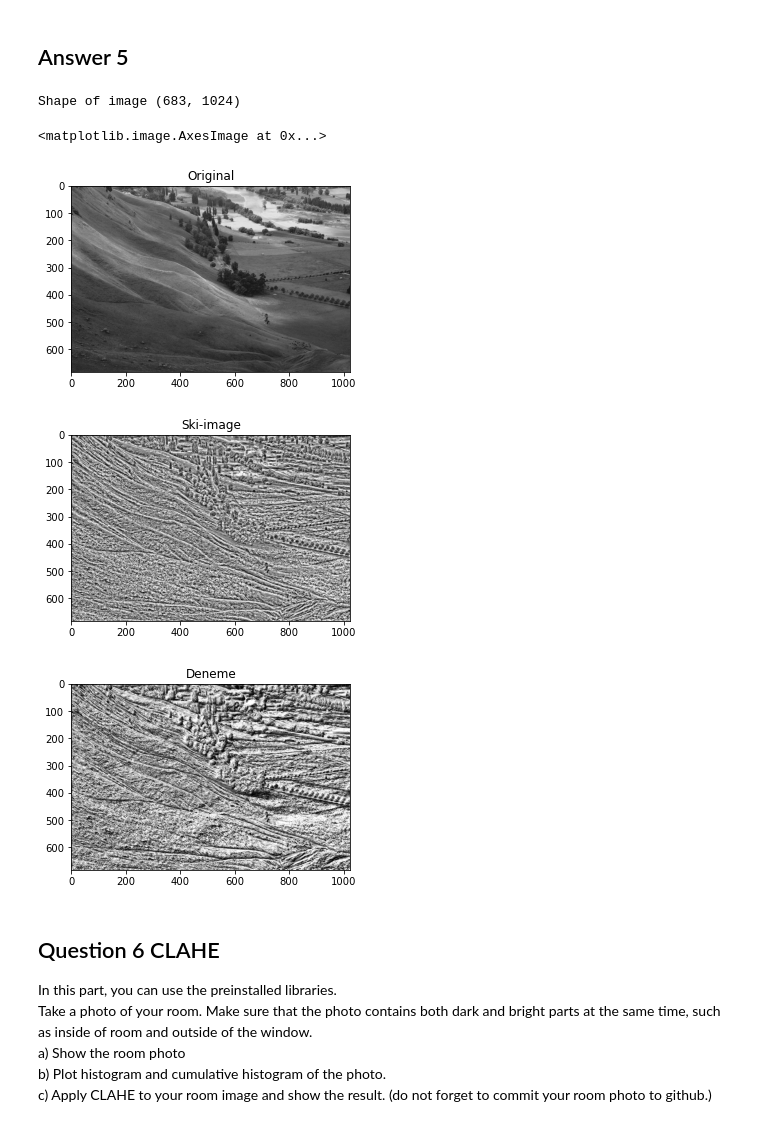
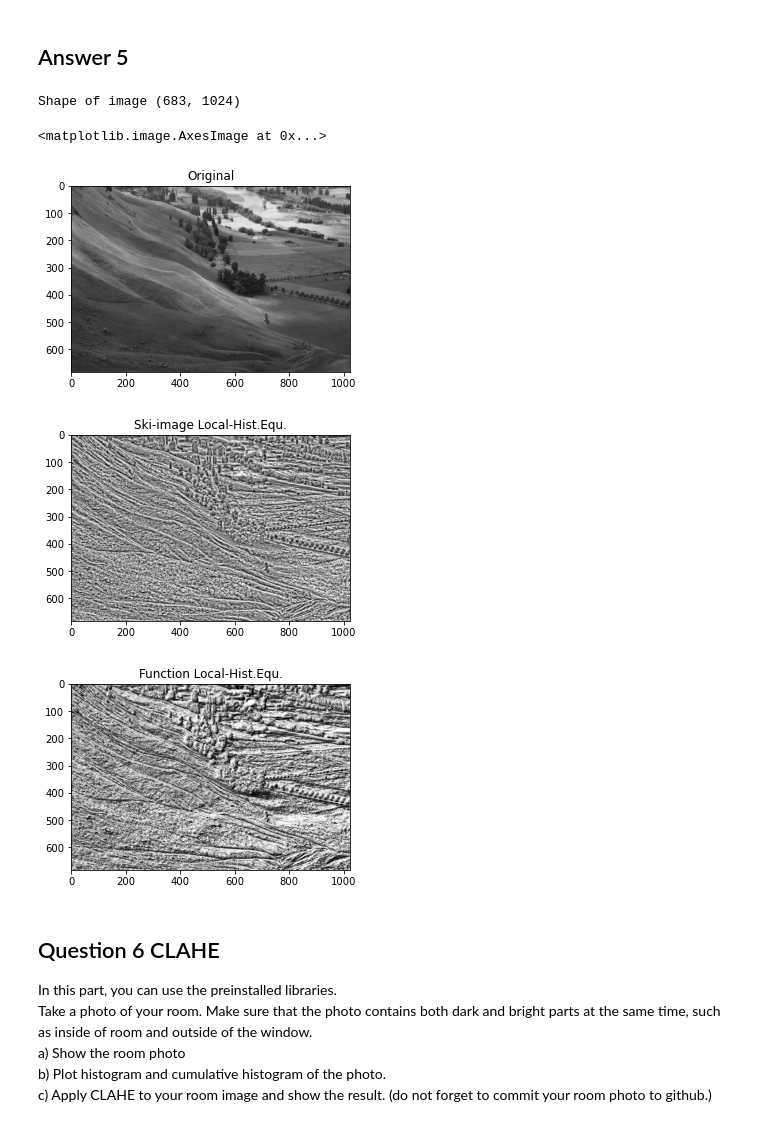
Before and after one commit to MAAykanat/AGU-Computer-Vision, a Jupyter notebook: Assignment-1/questions-and-your-answers.ipynb, the cells around one changed output. Saved outputs shown, nothing was run; the diff lists cells and outputs as text; code cells hidden in the pictures.

```diff
--- a/Assignment-1/questions-and-your-answers.ipynb
+++ b/Assignment-1/questions-and-your-answers.ipynb
@@ -246,38 +246,38 @@ rcParams["figure.figsize"] = 5.0, 5.0
 plt.figure()
 plt.title("Original")
 plt.imshow(village_gray, cmap="gray")
 
 print(f"Shape of image {village_gray.shape}")
 
 kernel = morp.disk(10)
 img_local = rank.equalize(village_gray, selem=kernel)
 
 rcParams["figure.figsize"] = 5.0, 5.0
 
 plt.figure()
-plt.title("Ski-image")
+plt.title("Ski-image Local-Hist.Equ.")
 plt.imshow(img_local, cmap="gray")
 
 x,y,w=0,0,10
 
-blank_img = np.zeros((683,1024), dtype='uint8')
+blank_img = np.zeros((village_gray.shape[0],village_gray.shape[1]), dtype='uint8')
 
 for x in range(0,village_gray.shape[1]):
     for y in range(0,village_gray.shape[0]):
 
         blank_img[y:y+w, x:x+w] = global_hist_equ(village_gray[y:y+w, x:x+w])
 
 rcParams["figure.figsize"] = 5.0, 5.0
 
 plt.figure()
-plt.title("Deneme")
+plt.title("Function Local-Hist.Equ.")
 plt.imshow(blank_img, cmap="gray")
 # %% [output]
 Shape of image (683, 1024)
 <matplotlib.image.AxesImage at 0x...>
 [figure]
-[figure, old version]
+[figure, new version]
-[figure, old version]
+[figure, new version]
 # %% [markdown]
 ## Question 6 CLAHE
 In this part, you can use the preinstalled libraries.
```
